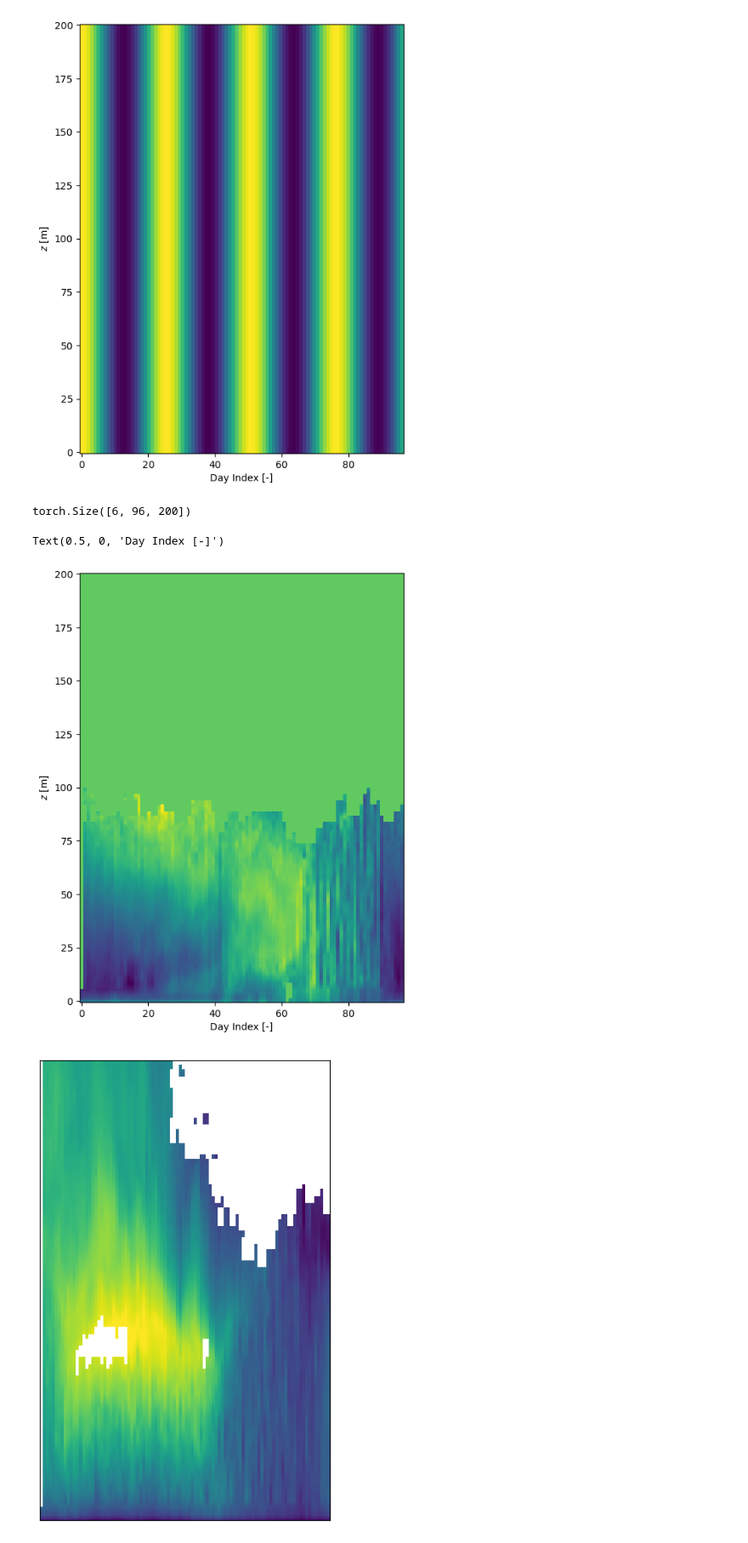
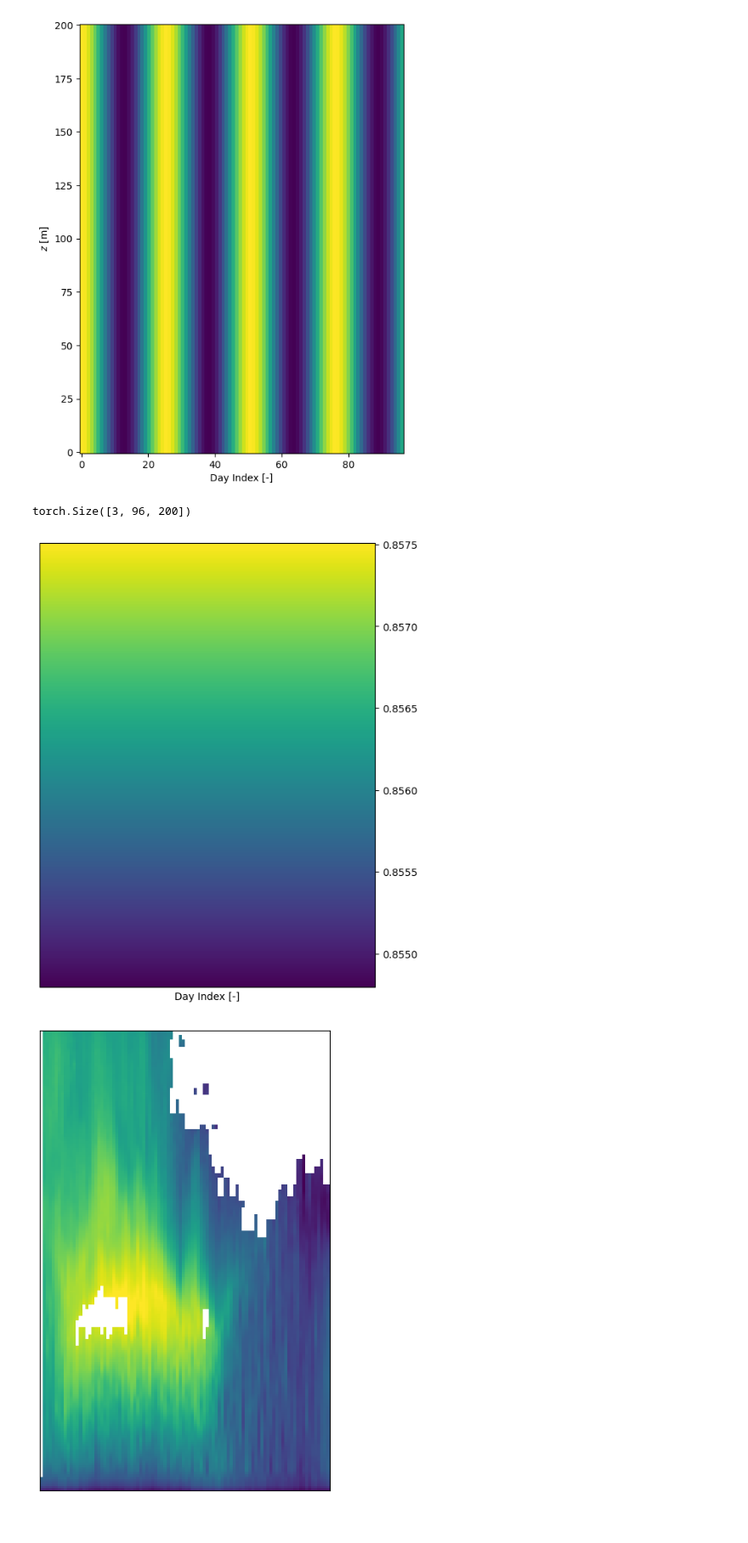
Before and after one commit to StormMata/PaletteDiffusionModel, a Jupyter notebook: preprocess/Process_A0.ipynb, the cells around one changed output. Shown: that part at 85% size. Drawn from its saved outputs; the diff is of its cells as text; code cells hidden in the pictures.

```diff
--- a/preprocess/Process_A0.ipynb
+++ b/preprocess/Process_A0.ipynb
@@ -830,8 +830,9 @@ for i in range(len(day)):
 # Inspect sample files
 # --------------------------------------
 # mmm = py.load('/scratch/smata/data/ProcessedData_a0/sector_1/day_2960.pt')
-mmm = py.load('/scratch/smata/data/ProcessedData_a0/train_val_test/day_0109.pt')
+# mmm = py.load('/scratch/smata/data/ProcessedData_a0/train_val_test/day_0109.pt')
 # mmm = py.load('/scratch/smata/diffusion_test/data/files/train/sample_0001_02.pt')
+mmm = py.load('/scratch/smata/data/ProcessedData_a0/uvt/day_0108.pt')
 
 type(mmm)
 
@@ -843,18 +844,18 @@ mmm['x'].shape
 
 # mmm['y'][3,:,:]
 # %% [output]
-torch.Size([6, 96, 200])
+torch.Size([3, 96, 200])
 # %%
 fig,ax = plt.subplots(figsize = (6, 8))
 
-cntf = ax.pcolormesh(np.linspace(0, 96, 96), np.linspace(0, 200, 200), mmm['x'][0,:,:].T)
+cntf = ax.pcolormesh(np.linspace(0, 96, 96), np.linspace(0, 200, 200), mmm['x'][2,:,:].T)
 #
 # cntf = ax.pcolormesh(np.linspace(0, 704, 704), np.linspace(0, 32, 32), mmm['y'][2,:,:].T)
 ax.set_ylabel("$z$ [m]")
 ax.set_xlabel("Day Index [-]")
+cbar = fig.colorbar(cntf, orientation = 'vertical', cax = ax)
 # %% [output]
-Text(0.5, 0, 'Day Index [-]')
-[figure, old version]
+[figure, new version]
 # %%
 day = 2483
 
```
Also changed, not shown: parts of 1 cell of this notebook, 1 other file.
